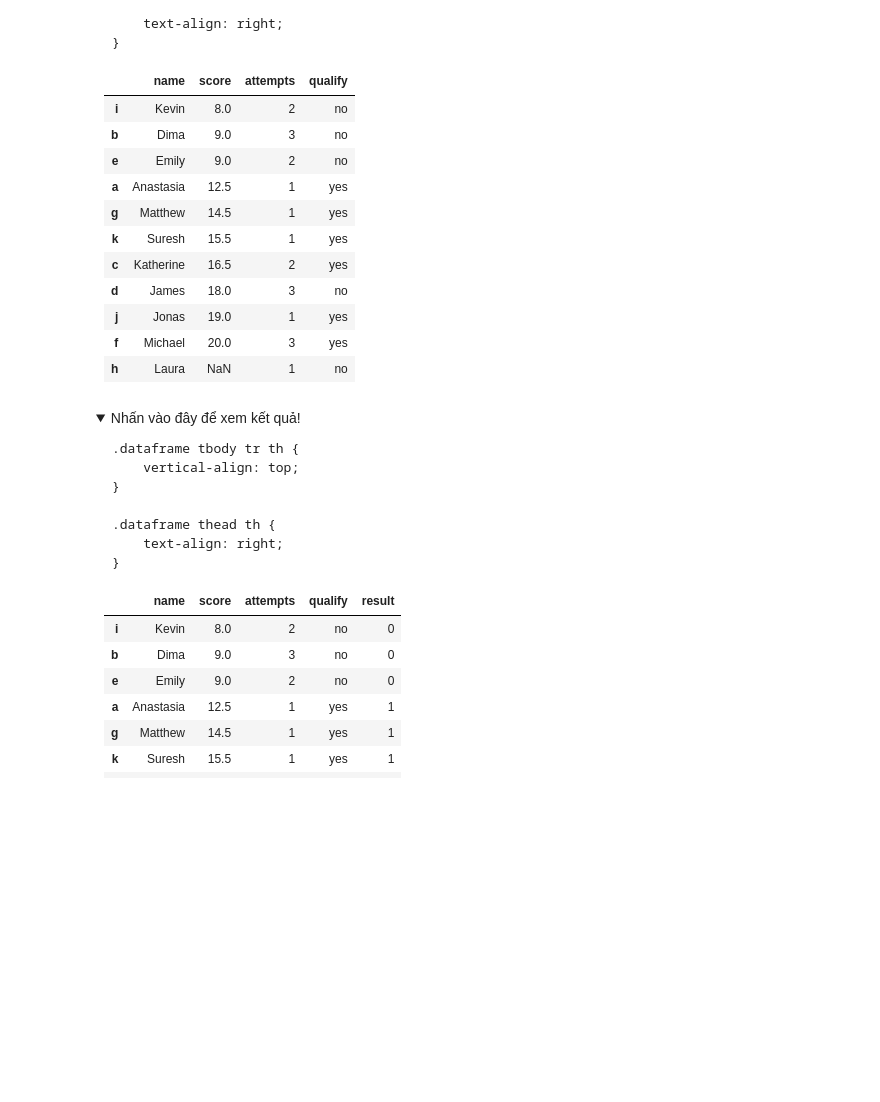
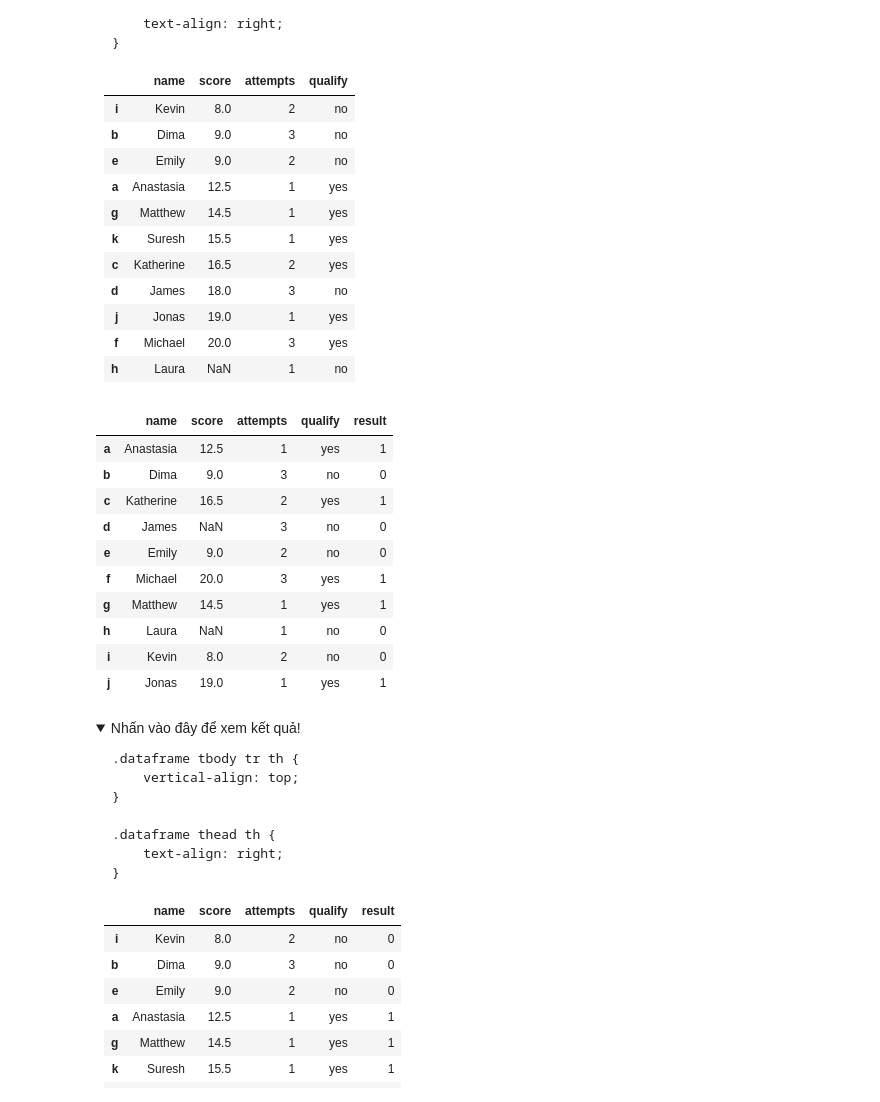
Before and after one commit to nguyennamphu/pythforml, a Jupyter notebook: HV_Chapter4_Exercise2_DataFrame.ipynb, the cells around one changed output. Drawn from its saved outputs; the diff is of its cells as text; code cells hidden in the pictures; folded sections open; blank space fills up the shorter version.

```diff
--- a/HV_Chapter4_Exercise2_DataFrame.ipynb
+++ b/HV_Chapter4_Exercise2_DataFrame.ipynb
@@ -502,4 +502,4 @@ df4
 </details>
 # %%
 # Câu 6: Từ dataframe df2, in các dòng có dữ liệu score bị null
-df2 = df2[np.isnan(df2["score"])]
+df2[np.isnan(df2["score"])]
@@ -826,5 +830,6 @@ df2.tail()
 </details>
 # %%
 # Câu 11a: Thêm dòng l có nội dung như sau: ['Janny', 12.5, 2, 'yes'] vào df2.
-
+df2.loc['l'] = ['Janny', 12.5, 2, 'yes']
 # Hiển thị 5 dòng cuối cùng (tail) của df2.
+df2.tail()
@@ -900,3 +912,5 @@ df2.tail()
 # Câu 11b: Xóa bỏ dòng l của df2.
 
 # Hiển thị lại 5 dòng cuối cùng (tail) của df2.
+df2 = df2.drop("l", axis=0)
+df2.tail()
@@ -970,3 +986,5 @@ df2.tail()
 </details>
 # %%
 # Câu 12: Sắp xếp df2 tăng dần theo điểm (score)
+df2 = df2.sort_values("score", axis = 0, ascending = True)
+df2
@@ -1083,8 +1103,23 @@ df2.tail()
 # %%
 # Câu 13: Thêm cột result vào df2,
 # dựa vào dữ liệu của cột'score', nếu dòng nào có điểm >=10 thì giá trị của cột result = 1, ngược lại = 0
-
+list_score = np.array((df2['score'] > 10) | (df2['score'] == 10))
+list_score = np.where(list_score == False, 0, list_score)
+df2['result'] = list_score
 # In nội dung của dataframe df2
+df2
+# %% [output]
+|  | name | score | attempts | qualify | result |
+| a | Anastasia | 12.5 | 1 | yes | 1 |
+| b | Dima | 9.0 | 3 | no | 0 |
+| c | Katherine | 16.5 | 2 | yes | 1 |
+| d | James | NaN | 3 | no | 0 |
+| e | Emily | 9.0 | 2 | no | 0 |
+| f | Michael | 20.0 | 3 | yes | 1 |
+| g | Matthew | 14.5 | 1 | yes | 1 |
+| h | Laura | NaN | 1 | no | 0 |
+| i | Kevin | 8.0 | 2 | no | 0 |
+| j | Jonas | 19.0 | 1 | yes | 1 |
 # %% [markdown]
 <details>
   <summary>Nhấn vào đây để xem kết quả!</summary>
```
Also changed, not shown: parts of 6 cells of this notebook.
